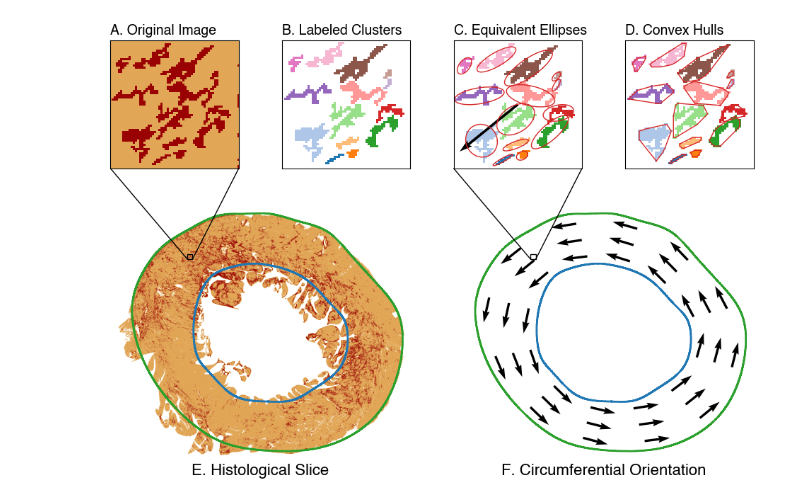
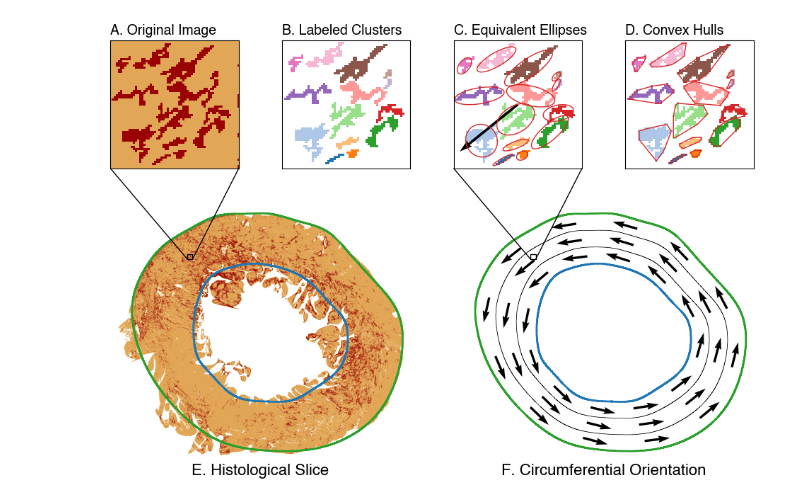
Before and after one commit to AOkenov/FibrosisAnalysis, a Jupyter notebook: paperfigures/methods_clusters_props.ipynb, the cells around one changed output. Cells and saved outputs as stored; diff of their text form; code cells hidden in the pictures.

Commit message:
Update paper figures

```diff
--- a/paperfigures/methods_clusters_props.ipynb
+++ b/paperfigures/methods_clusters_props.ipynb
@@ -97,6 +97,14 @@ def draw_edges(ax, edges, colors):
     ax.set_aspect('equal')
 
 
+def draw_inner_edges(ax, edges):
+    for i in range(1, len(edges) - 1):
+        ax.plot(edges[i].full_nodes[:, 1],
+                edges[i].full_nodes[:, 0],
+                color='black',
+                lw=0.5)
+
+
 def draw_orientation(ax, centroids, edge_direction, n_std=2):
     x = centroids[:, 0]
     y = centroids[:, 1]
@@ -181,6 +189,7 @@ ax.set_title('E. Histological Slice', y=-0.05, fontweight=600,
                          fontsize=16)
 
 draw_edges(axs['circ_orient'], edges, edge_colors)
+draw_inner_edges(axs['circ_orient'], edges)
 axs['circ_orient'].set_title('F. Circumferential Orientation', y=-0.05, fontweight=600,
                          fontsize=16)
 
@@ -204,34 +213,34 @@ axs["labels"].set_title('B. Labeled Clusters', loc='left', fontweight=600,
 
 # ELLIPSES
 labeled_shifted = np.zeros_like(image_or)
 labeled_shifted[y1:y2, x1:x2] = labeled
 
 objects_props_builder = ObjectsPropertiesBuilder()
 objects_props = objects_props_builder.build_props(labeled_shifted > 0)
 draw_labels(axs['ellipse'], labeled_shifted)
 draw_ellipses(axs['ellipse'], objects_props)
 axs['ellipse'].set_title('C. Equivalent Ellipses', loc='left', fontweight=600,
                          fontsize=14)
 axs['ellipse'].set_xlim(x1, x2)
 axs['ellipse'].set_ylim(y1, y2)
 draw_orientation_point(axs['ellipse'], centroids, edge_direction,
                        x0 + 0.5 * dx0, y0 + 0.5 * dy0)
 
 axs['circ_orient'].indicate_inset_zoom(axs['ellipse'],
                                        edgecolor="black",
                                        lw=1,
                                        alpha=1)
 
 # CONVEX HULL
 draw_labels(axs['convex'], labeled)
 draw_convex_hull(axs['convex'], labeled)
 axs['convex'].set_title('D. Convex Hulls', loc='left', fontweight=600,
                         fontsize=14)
 
 plt.show()
 # plt.tight_layout()
 # %% [output]
-[figure, old version]
+[figure, new version]
 # %%
 path_save = Path('/Users/arstanbek/Projects/FibrosisAnalysis/paperfigures/figures')
 fig.savefig(path_save.joinpath('histological_slice.png'),
```
Also changed, not shown: 21 other files.
